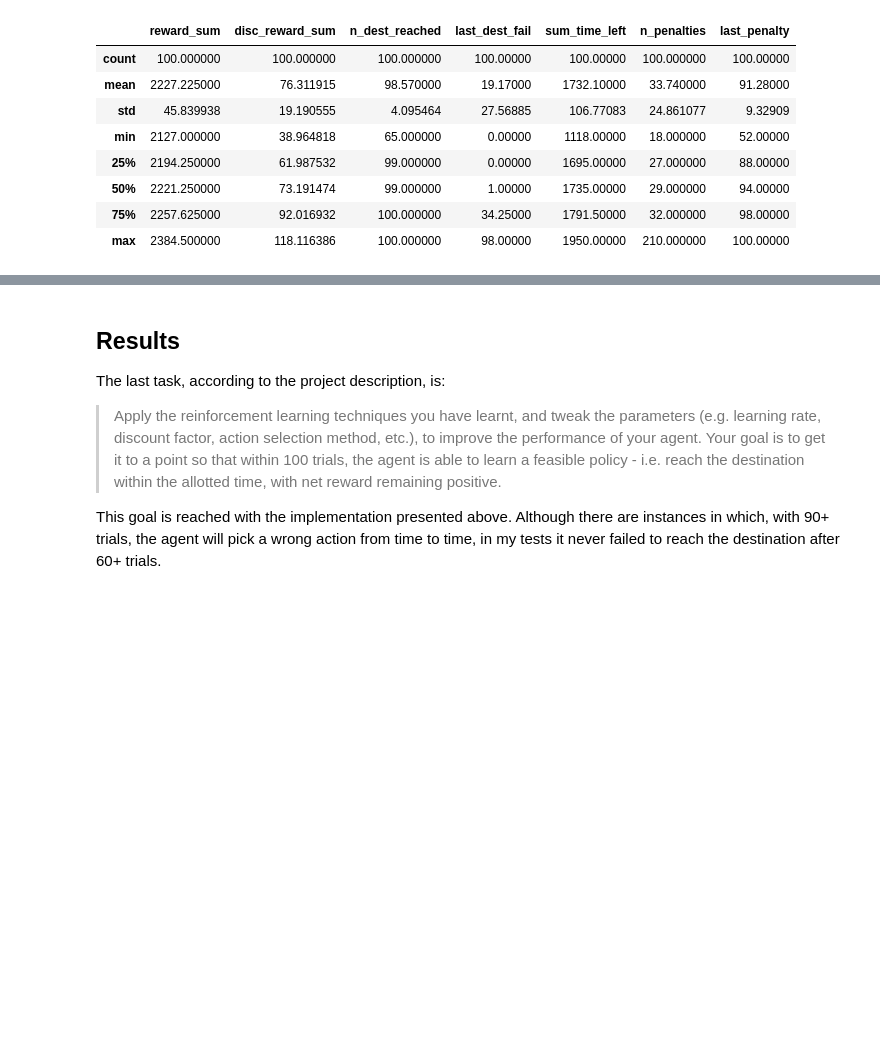
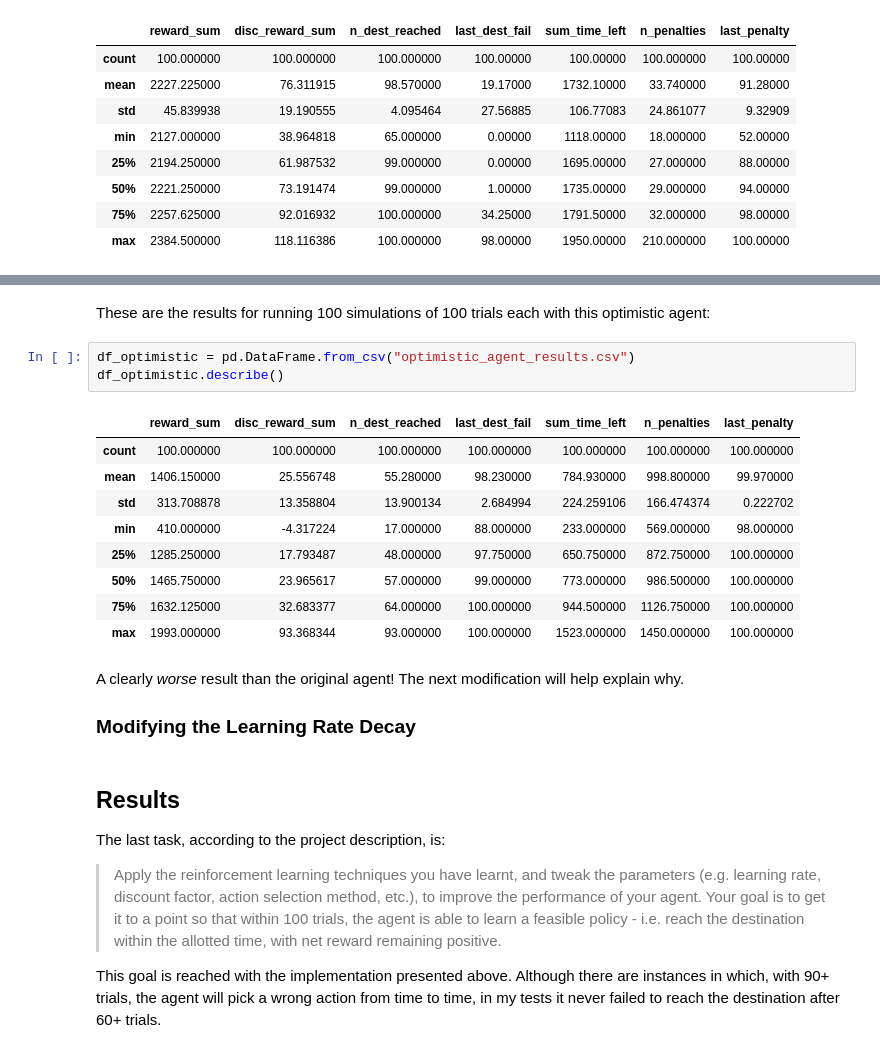
Before and after one commit to lmurtinho/mlend_ps4_smartcab, a Jupyter notebook: project_report.ipynb, the cells around one changed output, grey strips where cells are left out. Drawn from its saved outputs; the diff is of its cells as text; blank space fills up the shorter version.

Commit message:
smartcab: optimistic agent

```diff
--- a/project_report.ipynb
+++ b/project_report.ipynb
@@ -236,3 +297,22 @@ Overall, this still seems like a solid learning agent, but let's see if
+# %% [markdown]
+These are the results for running 100 simulations of 100 trials each with this optimistic agent:
+# %%
+df_optimistic = pd.DataFrame.from_csv("optimistic_agent_results.csv")
+df_optimistic.describe()
+# %% [output]
+|  | reward_sum | disc_reward_sum | n_dest_reached | last_dest_fail | sum_time_left | n_penalties | last_penalty |
+| count | 100.000000 | 100.000000 | 100.000000 | 100.000000 | 100.000000 | 100.000000 | 100.000000 |
+| mean | 1406.150000 | 25.556748 | 55.280000 | 98.230000 | 784.930000 | 998.800000 | 99.970000 |
+| std | 313.708878 | 13.358804 | 13.900134 | 2.684994 | 224.259106 | 166.474374 | 0.222702 |
+| min | 410.000000 | -4.317224 | 17.000000 | 88.000000 | 233.000000 | 569.000000 | 98.000000 |
+| 25% | 1285.250000 | 17.793487 | 48.000000 | 97.750000 | 650.750000 | 872.750000 | 100.000000 |
+| 50% | 1465.750000 | 23.965617 | 57.000000 | 99.000000 | 773.000000 | 986.500000 | 100.000000 |
+| 75% | 1632.125000 | 32.683377 | 64.000000 | 100.000000 | 944.500000 | 1126.750000 | 100.000000 |
+| max | 1993.000000 | 93.368344 | 93.000000 | 100.000000 | 1523.000000 | 1450.000000 | 100.000000 |
+# %% [markdown]
+A clearly *worse* result than the original agent! The next modification will help explain why.
+
+### Modifying the Learning Rate Decay
 # %% [markdown]
 ## Results
 
```
Also changed, not shown: parts of 4 cells of this notebook, 3 other files.
